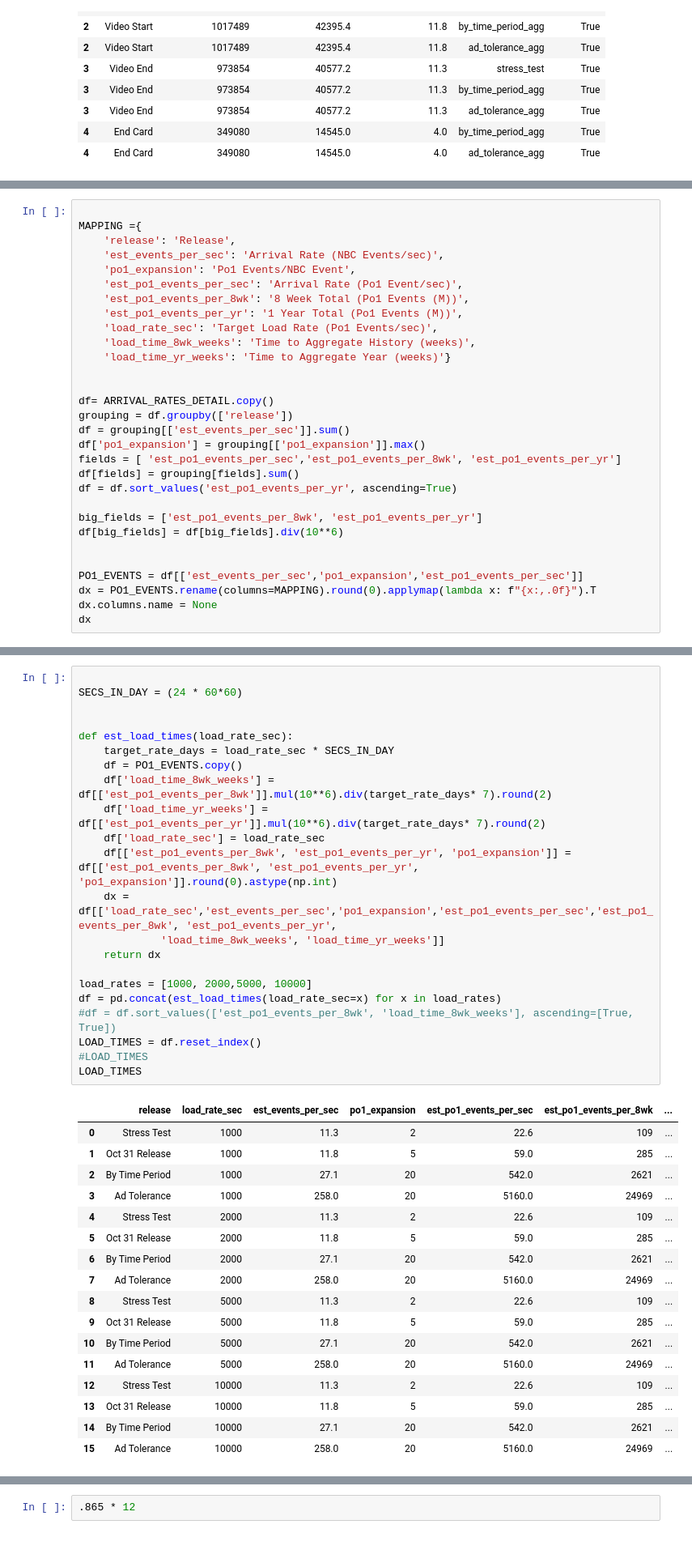
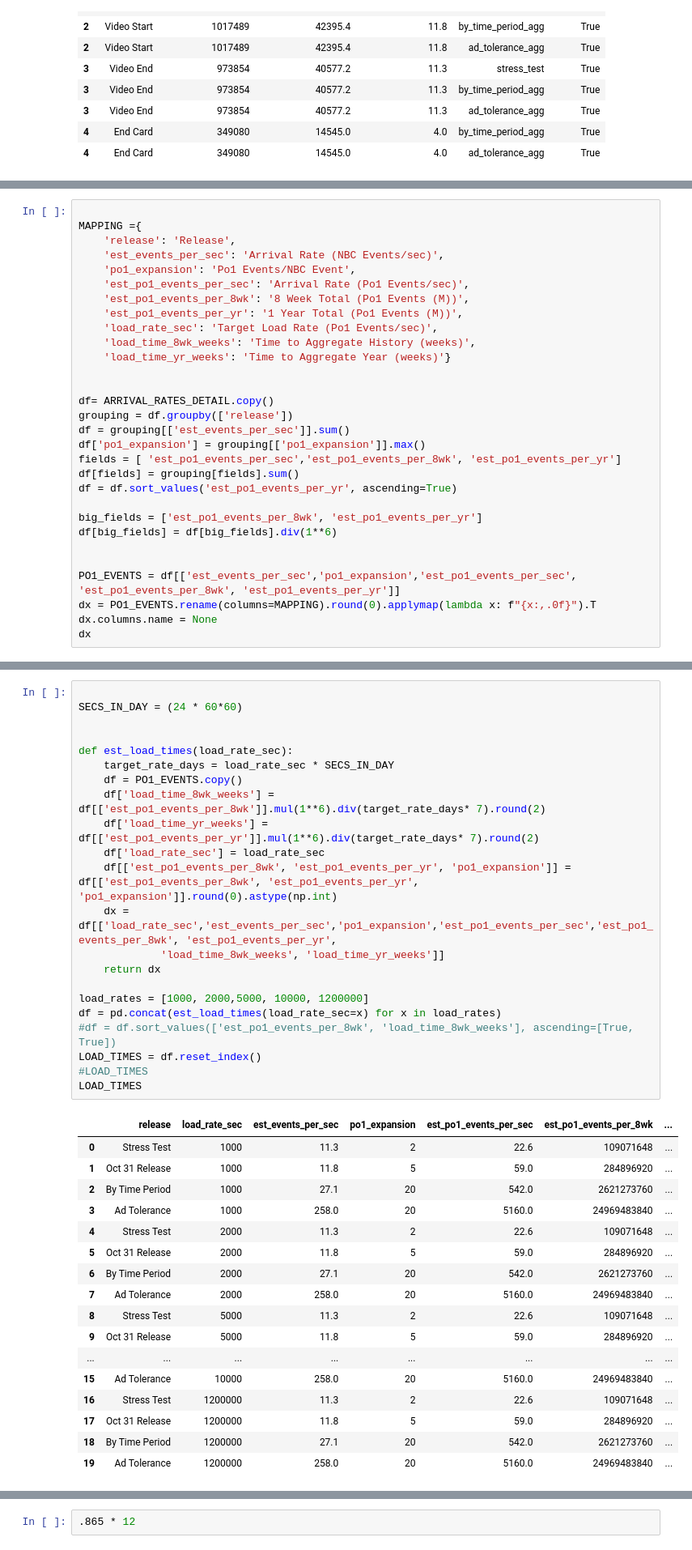
Before and after one commit to wmcabee-cs/nbc_analysis, a Jupyter notebook: notebooks/presentations/throughput.ipynb, the cells around one changed output, grey strips where cells are left out. Shown at 81% size. Cells and saved outputs as stored; diff of their text form.

```diff
--- a/notebooks/presentations/throughput.ipynb
+++ b/notebooks/presentations/throughput.ipynb
@@ -256,7 +257,7 @@ MAPPING ={
     'release': 'Release',
     'est_events_per_sec': 'Arrival Rate (NBC Events/sec)',
     'po1_expansion': 'Po1 Events/NBC Event',
-    'est_po1_events_per_sec': 'Arrival Rate (Po1 Event/sec)',
+    'est_po1_events_per_sec': 'Arrival Rate (Po1 Events/sec)',
     'est_po1_events_per_8wk': '8 Week Total (Po1 Events (M))',
     'est_po1_events_per_yr': '1 Year Total (Po1 Events (M))',
     'load_rate_sec': 'Target Load Rate (Po1 Events/sec)',
@@ -273,10 +274,10 @@ df[fields] = grouping[fields].sum()
 df = df.sort_values('est_po1_events_per_yr', ascending=True)
 
 big_fields = ['est_po1_events_per_8wk', 'est_po1_events_per_yr']
-df[big_fields] = df[big_fields].div(10**6)
+df[big_fields] = df[big_fields].div(1**6)
 
 
-PO1_EVENTS = df[['est_events_per_sec','po1_expansion','est_po1_events_per_sec']]
+PO1_EVENTS = df[['est_events_per_sec','po1_expansion','est_po1_events_per_sec', 'est_po1_events_per_8wk', 'est_po1_events_per_yr']]
 dx = PO1_EVENTS.rename(columns=MAPPING).round(0).applymap(lambda x: f"{x:,.0f}").T
 dx.columns.name = None
 dx
@@ -288,43 +291,43 @@ dx
 # %%
 
 SECS_IN_DAY = (24 * 60*60)
 
 
 def est_load_times(load_rate_sec):
     target_rate_days = load_rate_sec * SECS_IN_DAY
     df = PO1_EVENTS.copy()
-    df['load_time_8wk_weeks'] = df[['est_po1_events_per_8wk']].mul(10**6).div(target_rate_days* 7).round(2)
-    df['load_time_yr_weeks'] = df[['est_po1_events_per_yr']].mul(10**6).div(target_rate_days* 7).round(2)
+    df['load_time_8wk_weeks'] = df[['est_po1_events_per_8wk']].mul(1**6).div(target_rate_days* 7).round(2)
+    df['load_time_yr_weeks'] = df[['est_po1_events_per_yr']].mul(1**6).div(target_rate_days* 7).round(2)
     df['load_rate_sec'] = load_rate_sec
     df[['est_po1_events_per_8wk', 'est_po1_events_per_yr', 'po1_expansion']] = df[['est_po1_events_per_8wk', 'est_po1_events_per_yr', 'po1_expansion']].round(0).astype(np.int)
     dx = df[['load_rate_sec','est_events_per_sec','po1_expansion','est_po1_events_per_sec','est_po1_events_per_8wk', 'est_po1_events_per_yr',
              'load_time_8wk_weeks', 'load_time_yr_weeks']]
     return dx
 
-load_rates = [1000, 2000,5000, 10000]
+load_rates = [1000, 2000,5000, 10000, 1200000]
 df = pd.concat(est_load_times(load_rate_sec=x) for x in load_rates)
 #df = df.sort_values(['est_po1_events_per_8wk', 'load_time_8wk_weeks'], ascending=[True, True])
 LOAD_TIMES = df.reset_index()
 #LOAD_TIMES
 LOAD_TIMES
 # %% [output]
 |  | release | load_rate_sec | est_events_per_sec | po1_expansion | est_po1_events_per_sec | est_po1_events_per_8wk | ... |
-| 0 | Stress Test | 1000 | 11.3 | 2 | 22.6 | 109 | ... |
-| 1 | Oct 31 Release | 1000 | 11.8 | 5 | 59.0 | 285 | ... |
-| 2 | By Time Period | 1000 | 27.1 | 20 | 542.0 | 2621 | ... |
-| 3 | Ad Tolerance | 1000 | 258.0 | 20 | 5160.0 | 24969 | ... |
-| 4 | Stress Test | 2000 | 11.3 | 2 | 22.6 | 109 | ... |
-| 5 | Oct 31 Release | 2000 | 11.8 | 5 | 59.0 | 285 | ... |
-| 6 | By Time Period | 2000 | 27.1 | 20 | 542.0 | 2621 | ... |
-| 7 | Ad Tolerance | 2000 | 258.0 | 20 | 5160.0 | 24969 | ... |
-| 8 | Stress Test | 5000 | 11.3 | 2 | 22.6 | 109 | ... |
-| 9 | Oct 31 Release | 5000 | 11.8 | 5 | 59.0 | 285 | ... |
-| 10 | By Time Period | 5000 | 27.1 | 20 | 542.0 | 2621 | ... |
-| 11 | Ad Tolerance | 5000 | 258.0 | 20 | 5160.0 | 24969 | ... |
-| 12 | Stress Test | 10000 | 11.3 | 2 | 22.6 | 109 | ... |
-| 13 | Oct 31 Release | 10000 | 11.8 | 5 | 59.0 | 285 | ... |
-| 14 | By Time Period | 10000 | 27.1 | 20 | 542.0 | 2621 | ... |
-| 15 | Ad Tolerance | 10000 | 258.0 | 20 | 5160.0 | 24969 | ... |
+| 0 | Stress Test | 1000 | 11.3 | 2 | 22.6 | 109071648 | ... |
+| 1 | Oct 31 Release | 1000 | 11.8 | 5 | 59.0 | 284896920 | ... |
+| 2 | By Time Period | 1000 | 27.1 | 20 | 542.0 | 2621273760 | ... |
+| 3 | Ad Tolerance | 1000 | 258.0 | 20 | 5160.0 | 24969483840 | ... |
+| 4 | Stress Test | 2000 | 11.3 | 2 | 22.6 | 109071648 | ... |
+| 5 | Oct 31 Release | 2000 | 11.8 | 5 | 59.0 | 284896920 | ... |
+| 6 | By Time Period | 2000 | 27.1 | 20 | 542.0 | 2621273760 | ... |
+| 7 | Ad Tolerance | 2000 | 258.0 | 20 | 5160.0 | 24969483840 | ... |
+| 8 | Stress Test | 5000 | 11.3 | 2 | 22.6 | 109071648 | ... |
+| 9 | Oct 31 Release | 5000 | 11.8 | 5 | 59.0 | 284896920 | ... |
+| ... | ... | ... | ... | ... | ... | ... | ... |
+| 15 | Ad Tolerance | 10000 | 258.0 | 20 | 5160.0 | 24969483840 | ... |
+| 16 | Stress Test | 1200000 | 11.3 | 2 | 22.6 | 109071648 | ... |
+| 17 | Oct 31 Release | 1200000 | 11.8 | 5 | 59.0 | 284896920 | ... |
+| 18 | By Time Period | 1200000 | 27.1 | 20 | 542.0 | 2621273760 | ... |
+| 19 | Ad Tolerance | 1200000 | 258.0 | 20 | 5160.0 | 24969483840 | ... |
 # %%
 
 df = LOAD_TIMES.rename(columns=MAPPING)
```
Also changed, not shown: parts of 8 cells of this notebook, 4 other files.
